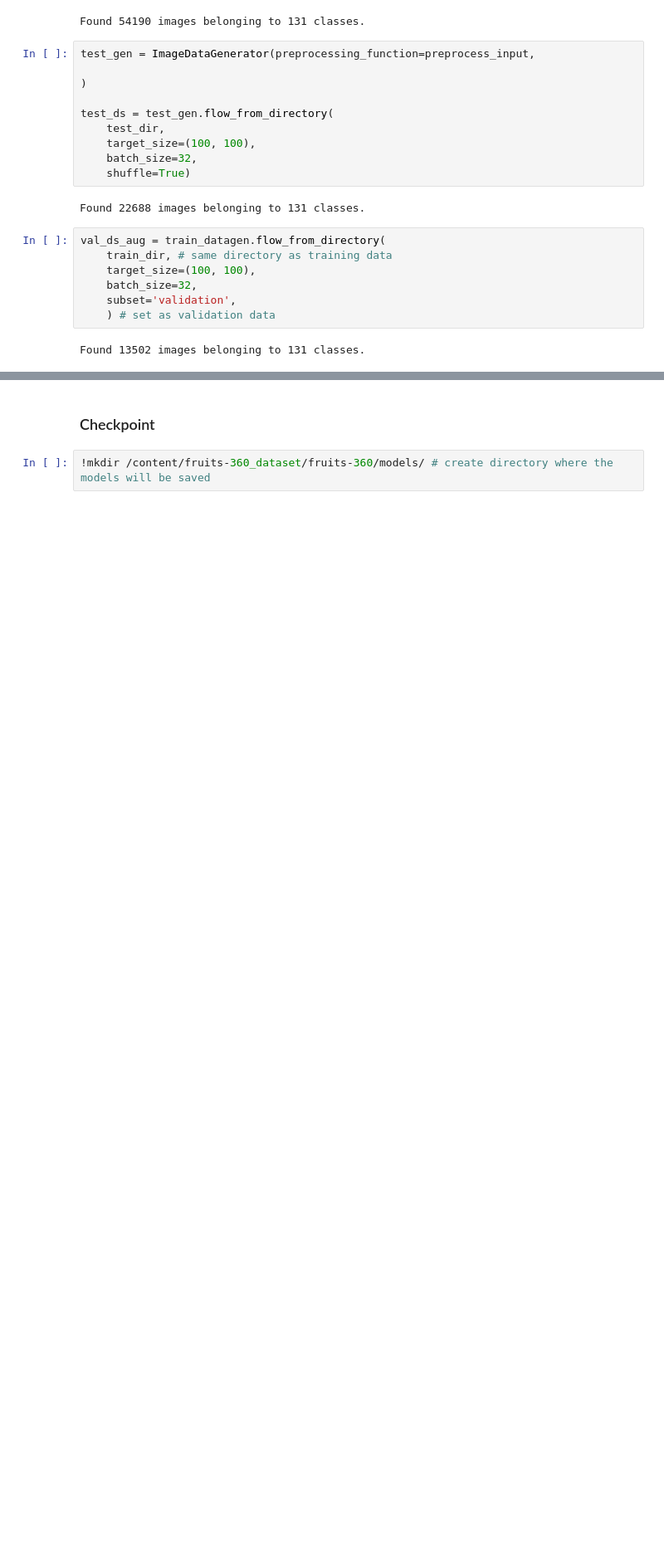
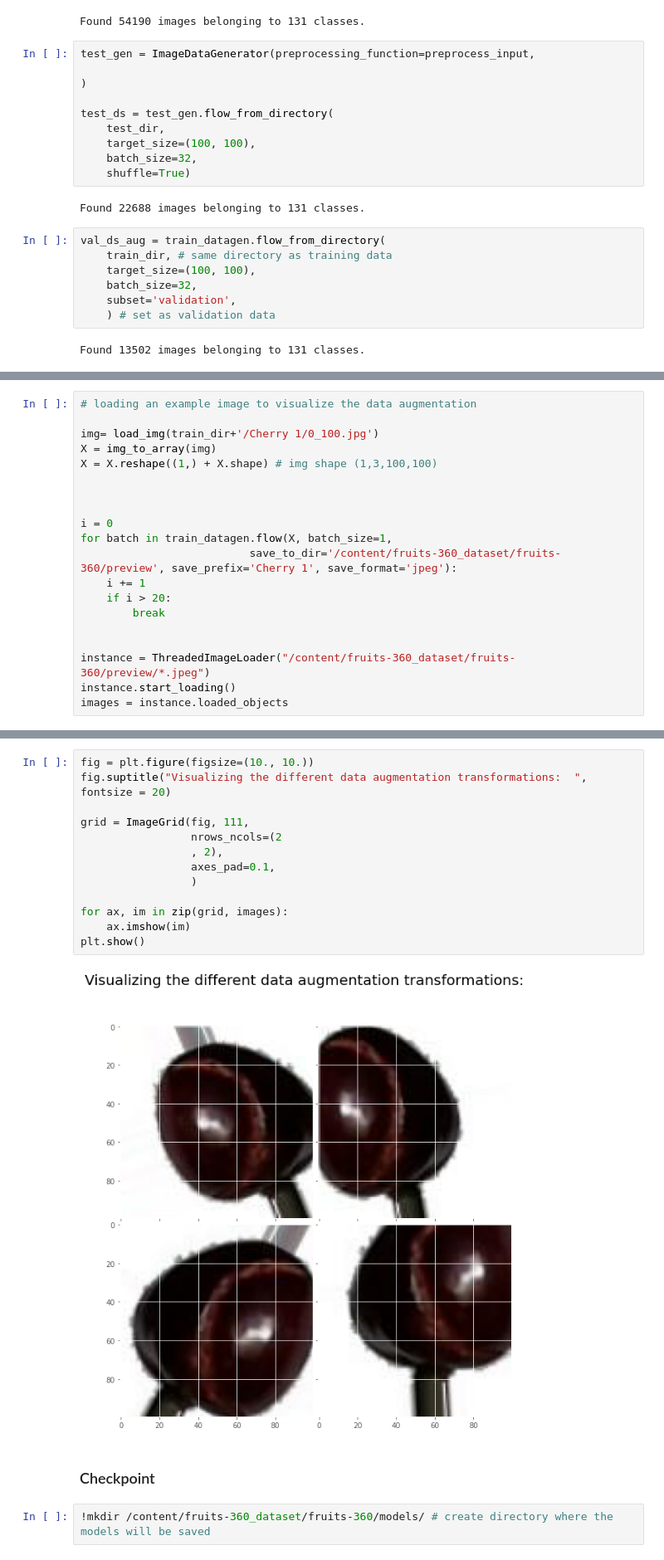
Before and after one commit to aenoboa1/ML_Zoomcamp-Capstone-Project, a Jupyter notebook: FruitsProject_VGG.ipynb, the cells around one changed output, grey strips where cells are left out. Shown: that part at 83% size. Saved outputs shown, nothing was run; the diff lists cells and outputs as text; blank space fills up the shorter version.

```diff
--- a/FruitsProject_VGG.ipynb
+++ b/FruitsProject_VGG.ipynb
@@ -674,0 +699,20 @@ Found 13502 images belonging to 131 classes.
+# %%
+# loading an example image to visualize the data augmentation
+
+img= load_img(train_dir+'/Cherry 1/0_100.jpg')
+X = img_to_array(img)
+X = X.reshape((1,) + X.shape) # img shape (1,3,100,100)
+
+
+
+i = 0
+for batch in train_datagen.flow(X, batch_size=1,
+                          save_to_dir='/content/fruits-360_dataset/fruits-360/preview', save_prefix='Cherry 1', save_format='jpeg'):
+    i += 1
+    if i > 20:
+        break
+
+
+instance = ThreadedImageLoader("/content/fruits-360_dataset/fruits-360/preview/*.jpeg")
+instance.start_loading()
+images = instance.loaded_objects
@@ -675,3 +737,18 @@ Found 13502 images belonging to 131 classes.
+# %%
+fig = plt.figure(figsize=(10., 10.))
+fig.suptitle("Visualizing the different data augmentation transformations:  ", fontsize = 20)
+
+grid = ImageGrid(fig, 111,
+                 nrows_ncols=(2
+                 , 2),
+                 axes_pad=0.1,
+                 )
+
+for ax, im in zip(grid, images):
+    ax.imshow(im)
+plt.show()
+# %% [output]
+[figure, added]
 # %% [markdown]
 ### Checkpoint
 # %%
```
Also changed, not shown: parts of 26 cells of this notebook.
